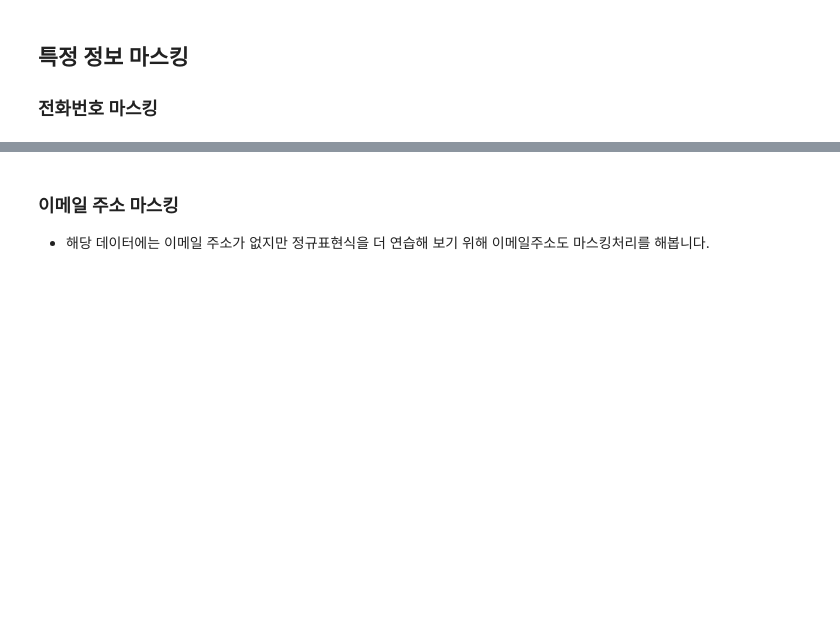
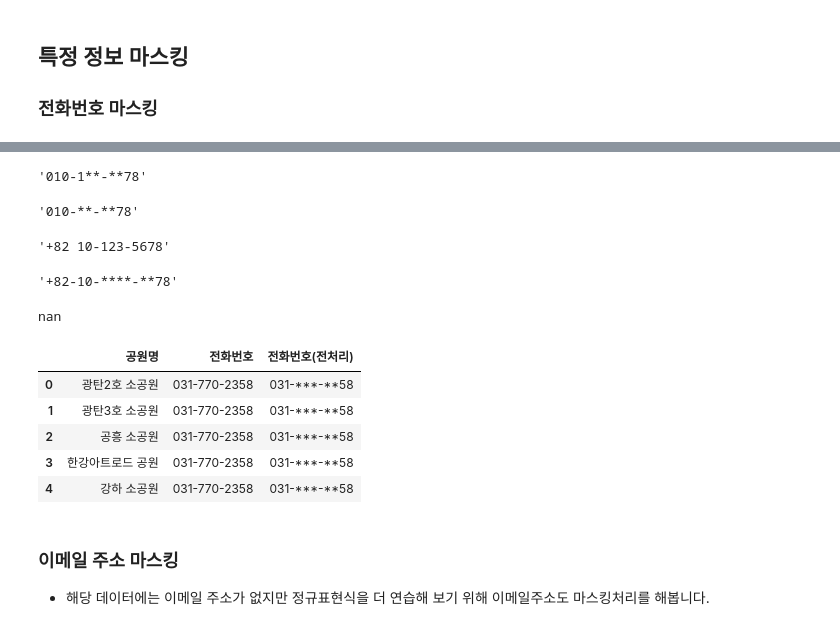
Before and after one commit to online5880/Public-Data-Analysis-in-Python, a Jupyter notebook: park/05_park_input.ipynb, the cells around one changed output, grey strips where cells are left out. Cells and saved outputs as stored; diff of their text form; code cells hidden in the pictures; blank space fills up the shorter version.

Commit message:
정규표현식 전화번호 마스킹

```diff
--- a/park/05_park_input.ipynb
+++ b/park/05_park_input.ipynb
@@ -803,8 +803,14 @@ word_cloud(fac)
 # %%
 # "공원보유시설(편익시설)" 에서 문자열 처리를 하기 위해 결측치를 제외한 값을 가져옵니다.
 # df_fac 이라는 변수에 담습니다.
+facilities = ['화장실','주차장','음수대','파고라','정자','벤치','의자','놀이터','축구장','야영장','CCTV']
+
+df_fac = df[df['공원보유시설(편익시설)'].notnull()].copy()
 # %%
 # facilities 리스트에 있는 값으로 for문을 활용해 컬럼을 만듭니다.
 # 해당 단어가 들어가면 True, 아니면 False로 값이 표현되도록 합니다.
+
+for f in facilities:
+    df[f] = df_fac['공원보유시설(편익시설)'].str.contains(f)
 # %%
 # facilities 리스트로 만든 각 컬럼의 빈도수를 구합니다.
@@ -825,20 +850,56 @@ word_cloud(fac)
 # %%
 # 가운데가 3자리일 때 번호 마스킹이 잘 동작하는지 확인 "010-123-5678"
+re.sub('(\\d{3})-(\\d{1,2})(\\d{2})-(\\d{2})(\\d{2})',r'\1-\2**-**\5','010-123-5678')
+# %% [output]
+'010-1**-**78'
 # %%
 # 가운데가 2자리일 때는 마스킹 없이 보이는지 확인하기 "010-12-5678"
+re.sub('(\\d{3})-(\\d{,2})(\\d{2})-(\\d{2})(\\d{2})',r'\1-\2**-**\5','010-12-5678')
+# %% [output]
+'010-**-**78'
 # %%
 # 국가 번호가 들어갈 때 확인하기 "+82-10-1234-5678"
 # - 가 들어가거나 여러 예외사항이 있을 때 마스킹 되지 않을 수 있음 그렇다면 함수를 만들어서 해결해 보기
+re.sub('(\\d{3})-(\\d{1,2})(\\d{2})-(\\d{2})(\\d{2})',r'\1-\2**-**\5','+82 10-123-5678')
+# %% [output]
+'+82 10-123-5678'
 # %%
 # 함수를 통해 가운데 들어오는 번호를 마스킹 하도록 처리
 # 국제번호 등 다양한 형식의 번호가 들어왔을 때
 # - 를 기준으로 뒤에서 두 번째 항목을 마스킹 처리 하되,
 # 마지막 자리는 앞 두자리만 마스킹 합니다.
 # 함수명은 mask_phone_number 로 합니다.
+phone = "+82-10-1234-5678"
+
+def mask_phone_number(phone):
+    if pd.isna(phone):
+        return phone
+    num = phone.split('-')
+    num_len = len(num) // 2
+
+    num[num_len] = re.sub('\\w','*',num[num_len])
+    num[-1] = re.sub('(\\d{2})(\\d{2})',r'**\2',num[-1])
+    return '-'.join(num)
+
+mask_phone_number(phone)
+# %% [output]
+'+82-10-****-**78'
 # %%
 # 결측치가 들어갔을 때 오류가 날 수 있기 때문에 결측치를 체크합니다.
+mask_phone_number(np.NaN)
+# %% [output]
+nan
 # %%
 # 위에서 만든 함수를 map을 통해 "전화번호" 컬럼에 적용합니다.
+df['전화번호(전처리)'] = df['전화번호'].map(mask_phone_number)
+df[['공원명','전화번호','전화번호(전처리)']].head()
+# %% [output]
+|  | 공원명 | 전화번호 | 전화번호(전처리) |
+| 0 | 광탄2호 소공원 | 031-770-2358 | 031-***-**58 |
+| 1 | 광탄3호 소공원 | 031-770-2358 | 031-***-**58 |
+| 2 | 공흥 소공원 | 031-770-2358 | 031-***-**58 |
+| 3 | 한강아트로드 공원 | 031-770-2358 | 031-***-**58 |
+| 4 | 강하 소공원 | 031-770-2358 | 031-***-**58 |
 # %% [markdown]
 ### 이메일 주소 마스킹
 * 해당 데이터에는 이메일 주소가 없지만 정규표현식을 더 연습해 보기 위해 이메일주소도 마스킹처리를 해봅니다.
```
Also changed, not shown: parts of 6 cells of this notebook.
